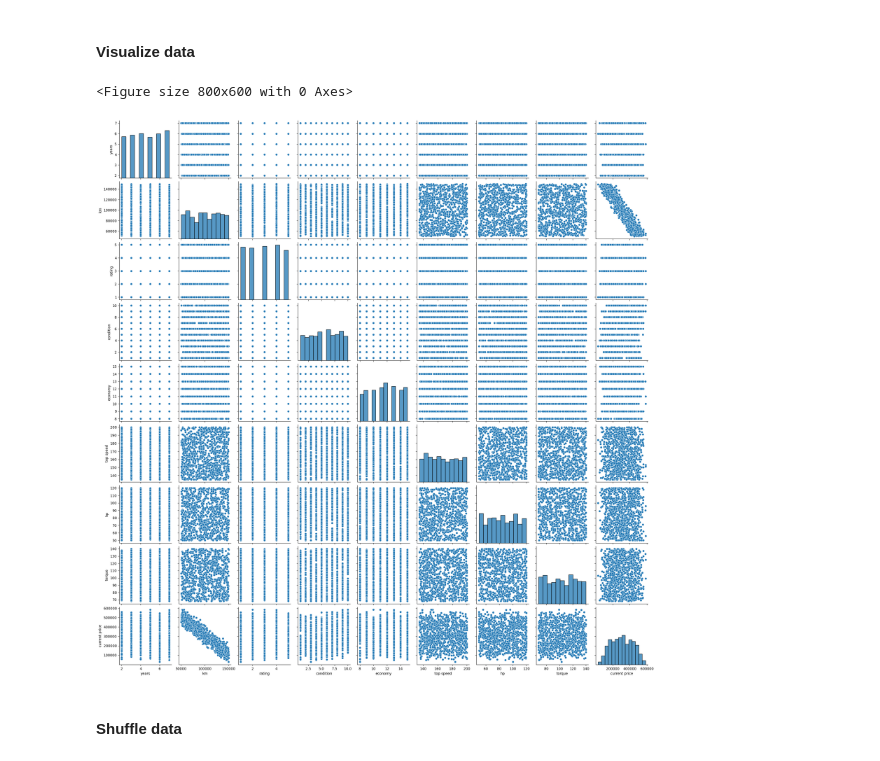
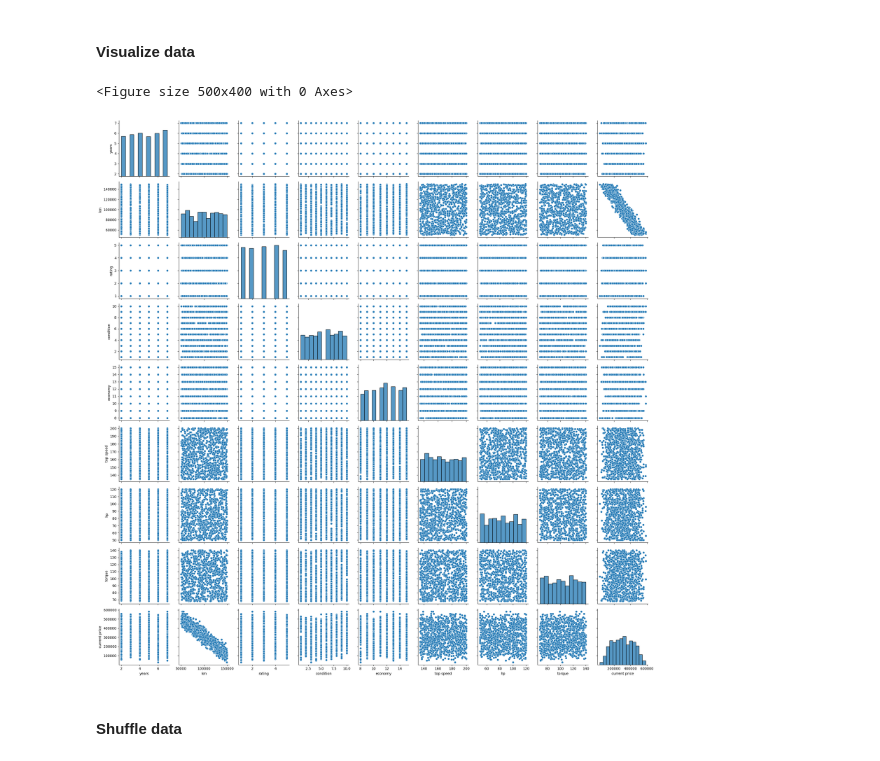
Before and after one commit to akankshakusf/Deep-Learning-Projects, a Jupyter notebook: Tensor Flow -Linear Regression/Linear_Regression_for_Predicting_Price_of_second.ipynb, the cells around one changed output. Saved outputs shown, nothing was run; the diff lists cells and outputs as text; code cells hidden in the pictures.

```diff
--- a/Tensor Flow -Linear Regression/Linear_Regression_for_Predicting_Price_of_second.ipynb
+++ b/Tensor Flow -Linear Regression/Linear_Regression_for_Predicting_Price_of_second.ipynb
@@ -60,12 +60,13 @@ data.head()
 #### Visualize data
 # %%
 #visualize data
-plt.figure(figsize=(8,6))
+plt.figure(figsize=(5,4))
 sns.pairplot(data=data)
+plt.tight_layout()
 plt.show()
 # %% [output]
-<Figure size 800x600 with 0 Axes>
+<Figure size 500x400 with 0 Axes>
-[figure, old version]
+[figure, new version]
 # %% [markdown]
 #### Shuffle data
 # %%
```
Also changed, not shown: parts of 7 cells of this notebook.
